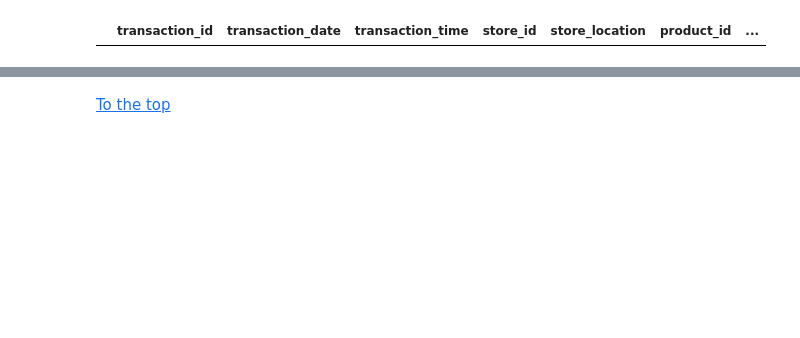
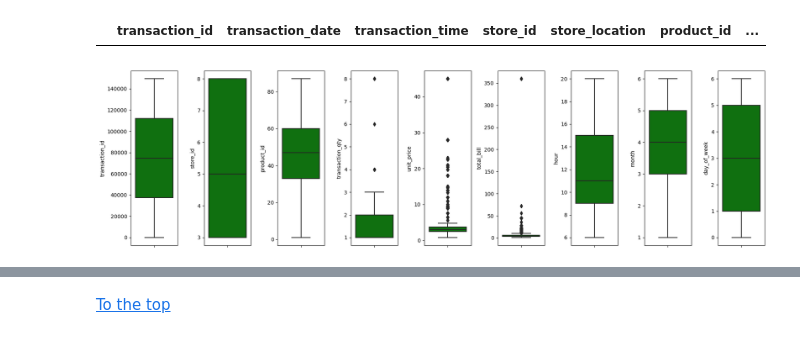
Before and after one commit to knt-ktsg/Project, a Jupyter notebook: Coffee_Sales_Analysis.ipynb, the cells around one changed output, grey strips where cells are left out. Saved outputs shown, nothing was run; the diff lists cells and outputs as text; code cells hidden in the pictures; blank space fills up the shorter version.

```diff
--- a/Coffee_Sales_Analysis.ipynb
+++ b/Coffee_Sales_Analysis.ipynb
@@ -77,0 +92,11 @@ df = df.rename(columns = {"Total_Bill" : "total_bill", "Size": "size", "Month Na
+# %%
+# Check for any outliers
+df_outlier = df.select_dtypes(exclude=['object'])
+fig, ax = plt.subplots(nrows=1, ncols=len(x.columns), figsize=(18, 5))
+for index, column in enumerate(df_outlier):
+    sns.boxplot(data=df_outlier, y=df_outlier[column], ax=ax[index], color='g')
+
+plt.tight_layout()
+plt.show()
+# %% [output]
+[figure, added]
```
Also changed, not shown: parts of 28 cells of this notebook, 1 other file.
